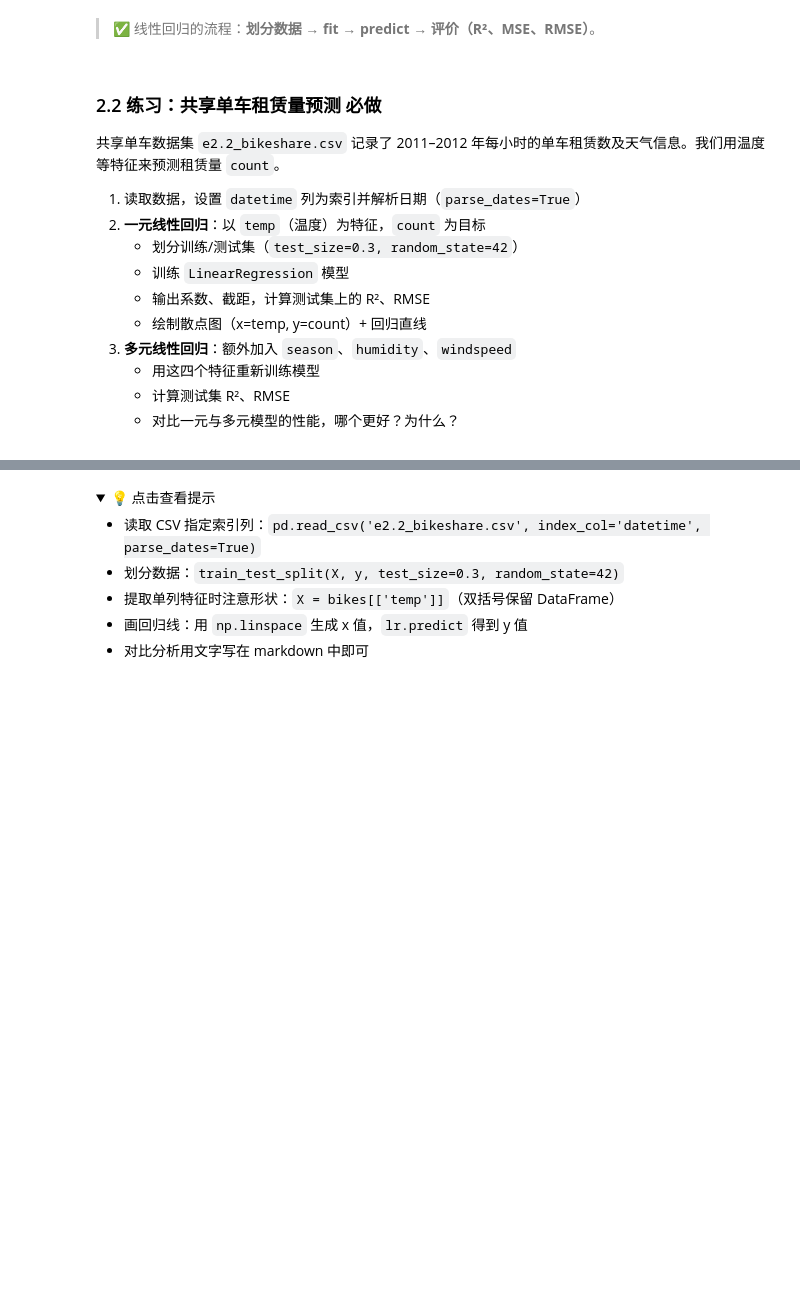
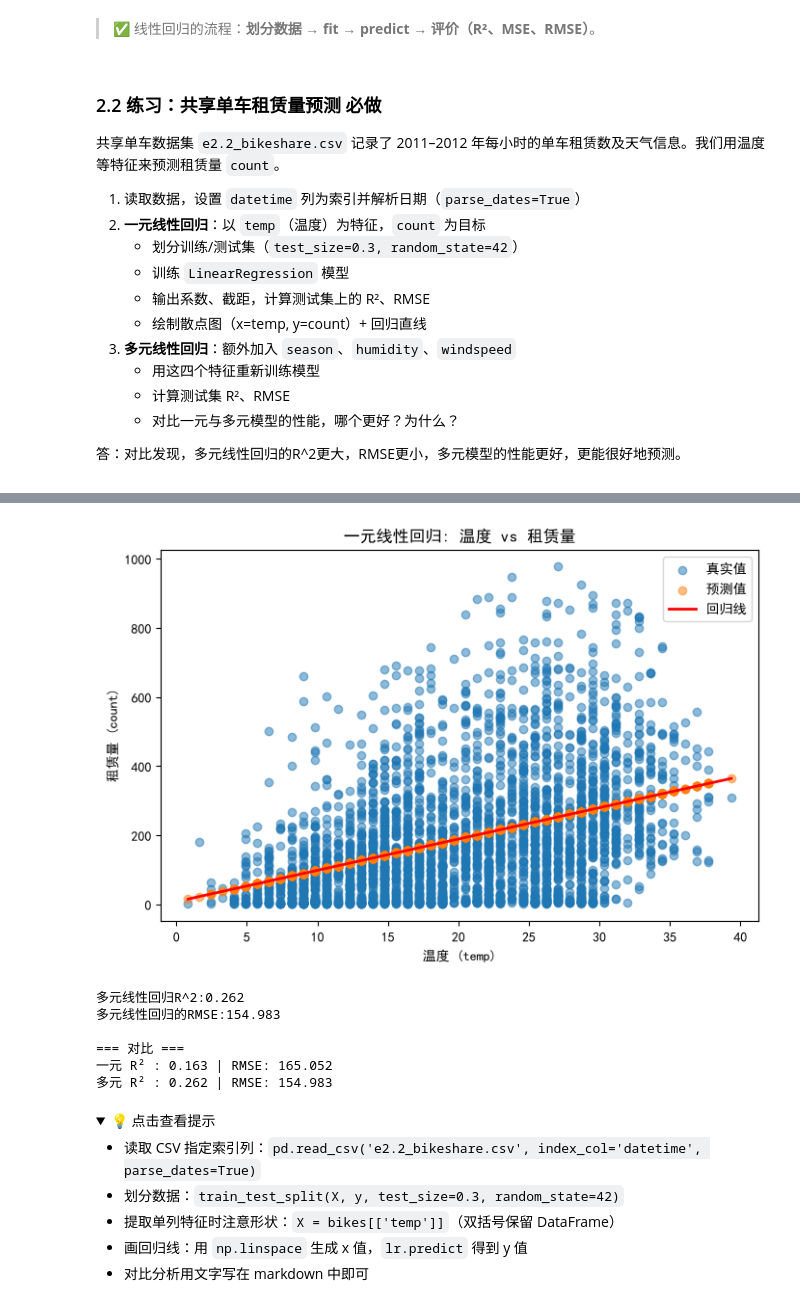
Before and after one commit to KaedeInoc/Daily_Learning, a Jupyter notebook: class_exp_AI&ML/exp2/e2_machine_learning_student.ipynb, the cells around one changed output, grey strips where cells are left out. Saved outputs shown, nothing was run; the diff lists cells and outputs as text; code cells hidden in the pictures; folded sections open; blank space fills up the shorter version.

```diff
--- a/class_exp_AI&ML/exp2/e2_machine_learning_student.ipynb
+++ b/class_exp_AI&ML/exp2/e2_machine_learning_student.ipynb
@@ -610,4 +448,5 @@ NameError: name 'bikes' is not defined
    - 计算测试集 R²、RMSE
    - 对比一元与多元模型的性能，哪个更好？为什么？
 
+答：对比发现，多元线性回归的R^2更大，RMSE更小，多元模型的性能更好，更能很好地预测。
 </div>
@@ -615,0 +453,65 @@ NameError: name 'bikes' is not defined
+# %%
+# 请在此处编写代码
+import pandas as pd
+import numpy as np
+import matplotlib.pyplot as plt
+from sklearn.model_selection import train_test_split
+from sklearn.linear_model import LinearRegression
+from sklearn.metrics import r2_score,mean_squared_error
+
+plt.rcParams['font.sans-serif'] = ['SimHei']
+plt.rcParams['axes.unicode_minus'] = False
+
+bikes=pd.read_csv('e2.2_bikeshare.csv',index_col='datetime',parse_dates=True)
+print(bikes.head())
+
+#一元线性回归
+x=bikes[['temp']]
+y=bikes['count']
+x_train,x_test,y_train,y_test=train_test_split(
+    x,y,test_size=0.3,random_state=42
+)
+
+lr1=LinearRegression()
+lr1.fit(x_train,y_train)
+
+print(f"一元线性回归系数(w):{lr1.coef_[0]:.3f}")
+print(f"一元线性回归截距(b):{lr1.intercept_:.3f}")
+y_pred1=lr1.predict(x_test)
+r2_1=r2_score(y_test,y_pred1)
+rmse_1=np.sqrt(mean_squared_error(y_test,y_pred1))
+print(f"一元线性回归R^2:{r2_1:.3f}")
+print(f"一元线性回归RMSE:{rmse_1:.3f}")
+
+plt.figure(figsize=(8,5))
+plt.scatter(x_test, y_test, alpha=0.5, label='真实值')
+plt.scatter(x_test, y_pred1, alpha=0.5, label='预测值')
+
+# 绘制回归直线：使用测试集特征的最小值和最大值
+x_line = np.linspace(x_test.values.min(), x_test.values.max(), 100).reshape(-1,1)
+y_line = lr1.predict(x_line)
+plt.plot(x_line, y_line, color='red', linewidth=2, label='回归线')
+
+plt.xlabel('温度 (temp)')
+plt.ylabel('租赁量 (count)')
+plt.title('一元线性回归: 温度 vs 租赁量')
+plt.legend()
+plt.show()
+
+#多元线性回归
+feature_cols=['temp','season','humidity','windspeed']
+x_multi=bikes[feature_cols]
+y_multi=bikes['count']
+x_train_m,x_test_m,y_train_m,y_test_m=train_test_split(
+    x_multi,y_multi,test_size=0.3,random_state=42
+)
+
+lr2=LinearRegression().fit(x_train_m,y_train_m)
+y_pred_m=lr2.predict(x_test_m)
+
+print(f"多元线性回归R^2:{r2_score(y_test_m,y_pred_m):.3f}")
+print(f"多元线性回归的RMSE:{np.sqrt(mean_squared_error(y_test_m,y_pred_m)):.3f}")
+print("\n=== 对比 ===")
+print(f"一元 R² : {r2_score(y_test, y_pred1):.3f} | RMSE: {np.sqrt(mean_squared_error(y_test, y_pred1)):.3f}")
+print(f"多元 R² : {r2_score(y_test_m, y_pred_m):.3f} | RMSE: {np.sqrt(mean_squared_error(y_test_m, y_pred_m)):.3f}")
+# %% [output]
@@ -616,3 +537,10 @@ NameError: name 'bikes' is not defined
+[figure, added]
+多元线性回归R^2:0.262
+多元线性回归的RMSE:154.983
+
+=== 对比 ===
+一元 R² : 0.163 | RMSE: 165.052
+多元 R² : 0.262 | RMSE: 154.983
 # %% [markdown]
 <div class="hint-box">
 <details>
```
Also changed, not shown: parts of 5 cells of this notebook, 2 other files.
